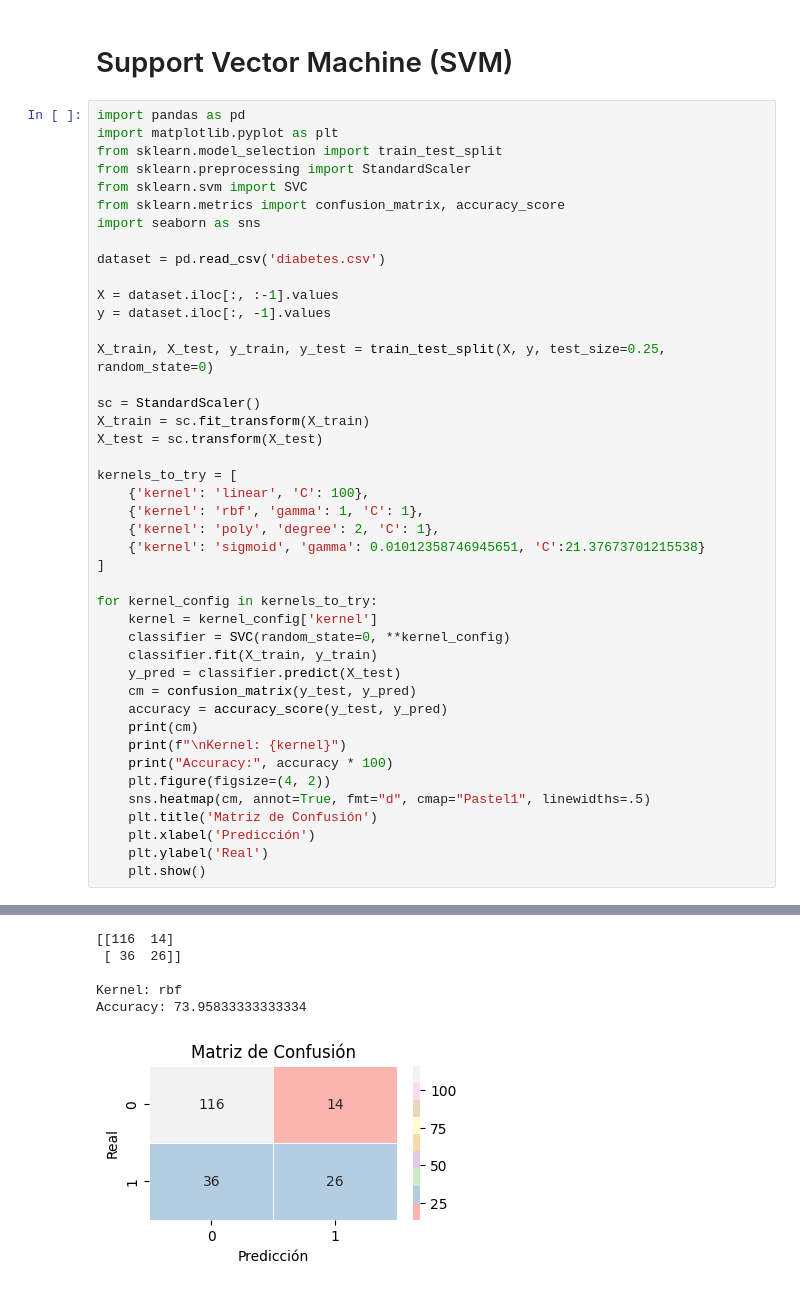
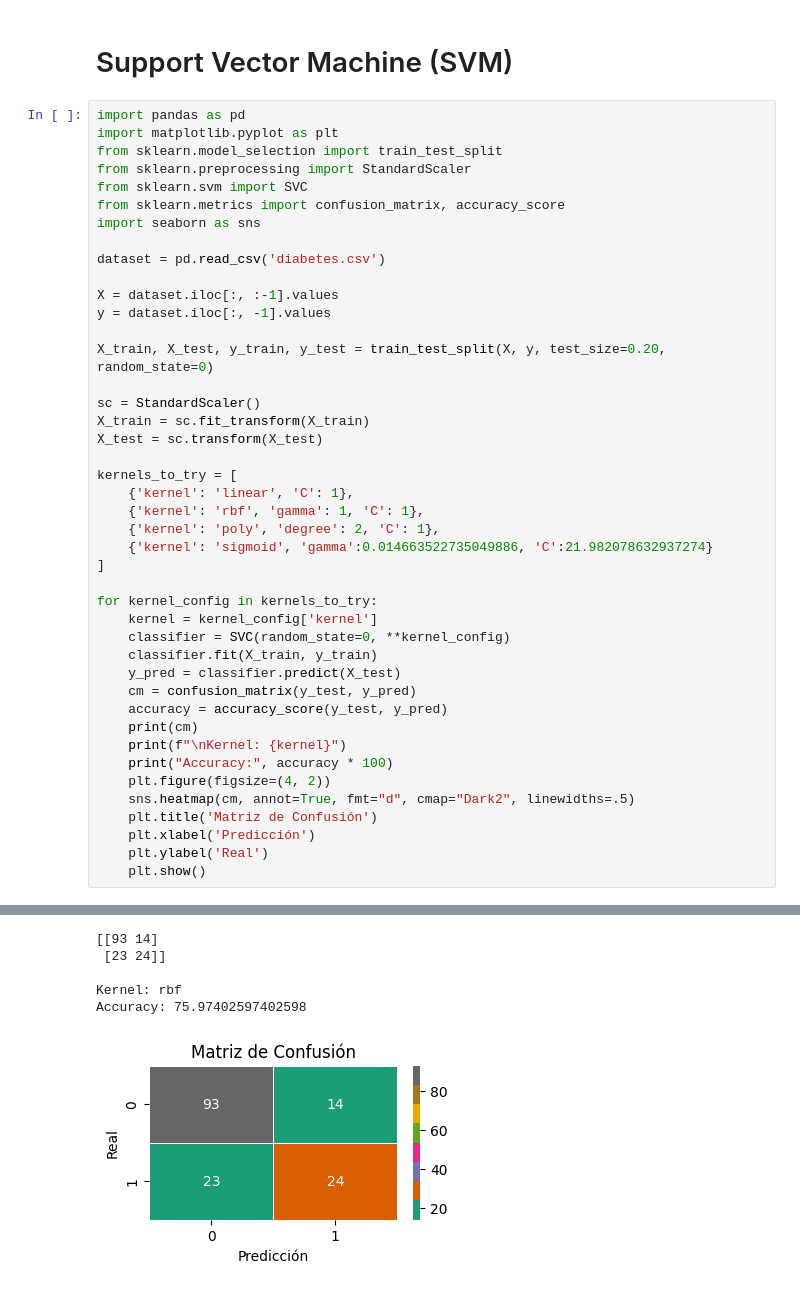
Before and after one commit to DiegoCastr00/Machine_Learning, a Jupyter notebook: Practica_7_SVM/SVM_Practica.ipynb, the cells around one changed output, grey strips where cells are left out. Cells and saved outputs as stored; diff of their text form.

```diff
--- a/Practica_7_SVM/SVM_Practica.ipynb
+++ b/Practica_7_SVM/SVM_Practica.ipynb
@@ -14,17 +14,17 @@ dataset = pd.read_csv('diabetes.csv')
 X = dataset.iloc[:, :-1].values
 y = dataset.iloc[:, -1].values
 
-X_train, X_test, y_train, y_test = train_test_split(X, y, test_size=0.25, random_state=0)
+X_train, X_test, y_train, y_test = train_test_split(X, y, test_size=0.20, random_state=0)
 
 sc = StandardScaler()
 X_train = sc.fit_transform(X_train)
 X_test = sc.transform(X_test)
 
 kernels_to_try = [
-    {'kernel': 'linear', 'C': 100},
+    {'kernel': 'linear', 'C': 1},
     {'kernel': 'rbf', 'gamma': 1, 'C': 1},
     {'kernel': 'poly', 'degree': 2, 'C': 1},
-    {'kernel': 'sigmoid', 'gamma': 0.01012358746945651, 'C':21.37673701215538}
+    {'kernel': 'sigmoid', 'gamma':0.014663522735049886, 'C':21.982078632937274}
 ]
 
 for kernel_config in kernels_to_try:
@@ -38,7 +38,7 @@ for kernel_config in kernels_to_try:
     print(f"\nKernel: {kernel}")
     print("Accuracy:", accuracy * 100)
     plt.figure(figsize=(4, 2))
-    sns.heatmap(cm, annot=True, fmt="d", cmap="Pastel1", linewidths=.5)
+    sns.heatmap(cm, annot=True, fmt="d", cmap="Dark2", linewidths=.5)
     plt.title('Matriz de Confusión')
     plt.xlabel('Predicción')
     plt.ylabel('Real')
@@ -53,6 +53,6 @@ Accuracy: 80.72916666666666
-[[116  14]
- [ 36  26]]
+[[93 14]
+ [23 24]]
 
 Kernel: rbf
-Accuracy: 73.95833333333334
+Accuracy: 75.97402597402598
-[figure, old version]
+[figure, new version]
```
Also changed, not shown: parts of 4 cells of this notebook, 2 other files.
